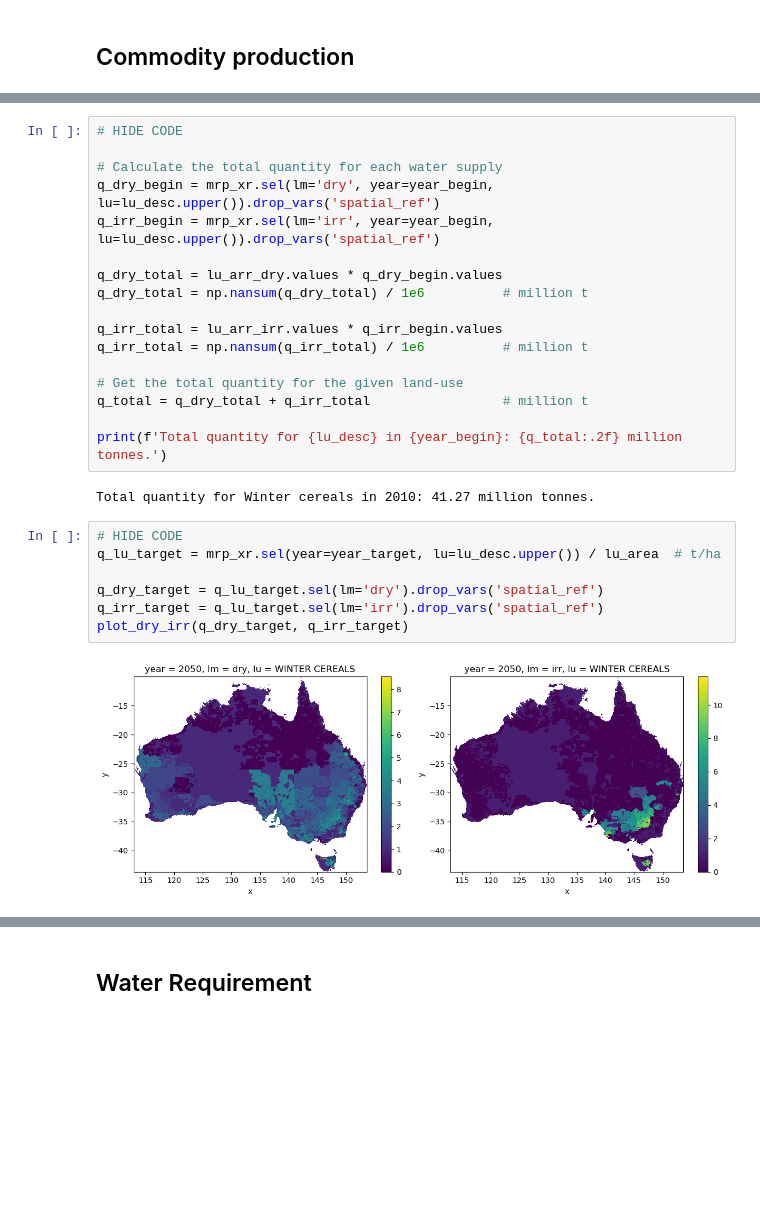
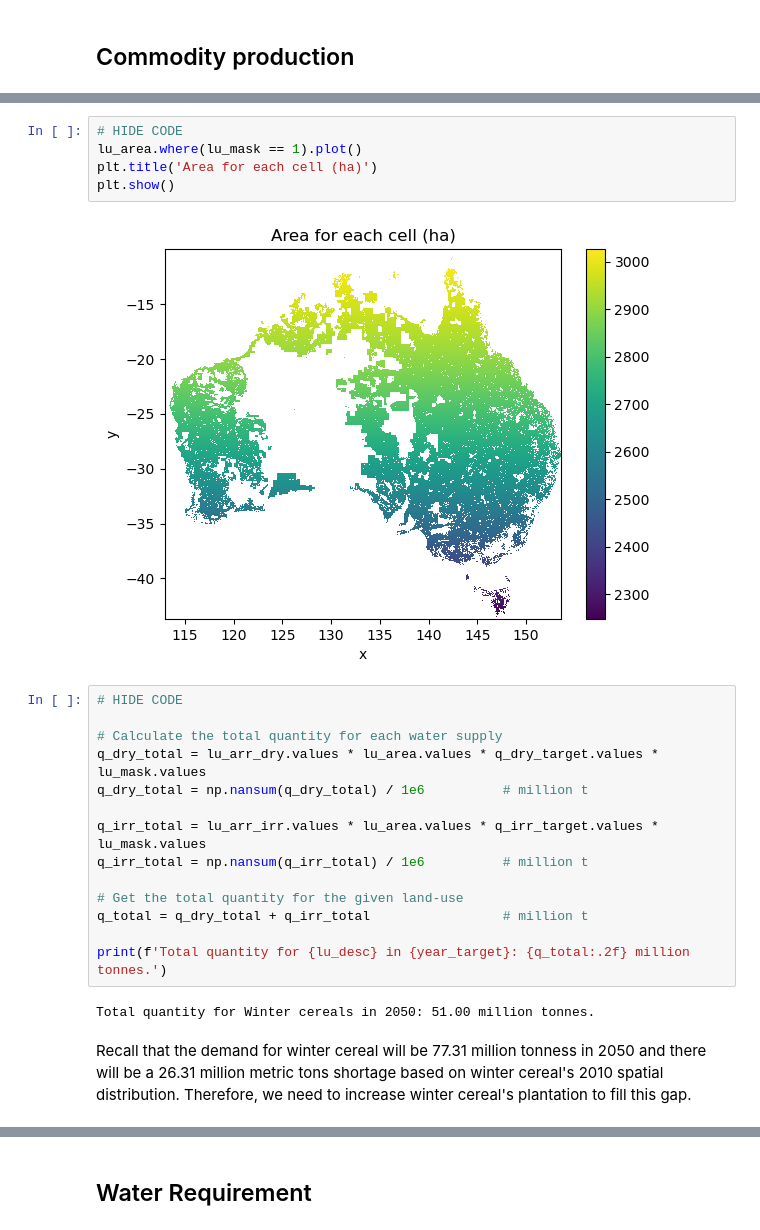
Before and after one commit to land-use-trade-offs/luto-2.0, a Jupyter notebook: luto/tools/Manual_jupyter_books/Chap_1_1_LUTO_overview.ipynb, the cells around one changed output, grey strips where cells are left out. Drawn from its saved outputs; the diff is of its cells as text; blank space fills up the shorter version.

```diff
--- a/luto/tools/Manual_jupyter_books/Chap_1_1_LUTO_overview.ipynb
+++ b/luto/tools/Manual_jupyter_books/Chap_1_1_LUTO_overview.ipynb
@@ -580,28 +644,25 @@ mrp_xr = xr.combine_by_coords(mrp_xr)                                       # t/
+# %%
+# HIDE CODE
+lu_area.where(lu_mask == 1).plot()
+plt.title('Area for each cell (ha)')
+plt.show()
+# %% [output]
+[figure, added]
 # %%
 # HIDE CODE
 
 # Calculate the total quantity for each water supply
-q_dry_begin = mrp_xr.sel(lm='dry', year=year_begin, lu=lu_desc.upper()).drop_vars('spatial_ref')
-q_irr_begin = mrp_xr.sel(lm='irr', year=year_begin, lu=lu_desc.upper()).drop_vars('spatial_ref')
-
-q_dry_total = lu_arr_dry.values * q_dry_begin.values
+q_dry_total = lu_arr_dry.values * lu_area.values * q_dry_target.values * lu_mask.values
 q_dry_total = np.nansum(q_dry_total) / 1e6          # million t
 
-q_irr_total = lu_arr_irr.values * q_irr_begin.values
+q_irr_total = lu_arr_irr.values * lu_area.values * q_irr_target.values * lu_mask.values
 q_irr_total = np.nansum(q_irr_total) / 1e6          # million t
 
 # Get the total quantity for the given land-use
 q_total = q_dry_total + q_irr_total                 # million t
 
-print(f'Total quantity for {lu_desc} in {year_begin}: {q_total:.2f} million tonnes.')
+print(f'Total quantity for {lu_desc} in {year_target}: {q_total:.2f} million tonnes.')
 # %% [output]
-Total quantity for Winter cereals in 2010: 41.27 million tonnes.
+Total quantity for Winter cereals in 2050: 51.00 million tonnes.
-# %%
-# HIDE CODE
-q_lu_target = mrp_xr.sel(year=year_target, lu=lu_desc.upper()) / lu_area  # t/ha
-
-q_dry_target = q_lu_target.sel(lm='dry').drop_vars('spatial_ref')
-q_irr_target = q_lu_target.sel(lm='irr').drop_vars('spatial_ref')
-plot_dry_irr(q_dry_target, q_irr_target)
-# %% [output]
-[figure, removed]
+# %% [markdown]
+Recall that the demand for winter cereal will be 77.31 million tonness in 2050 and there will be a 26.31 million metric tons shortage based on winter cereal's 2010 spatial distribution. Therefore, we need to increase winter cereal's plantation to fill this gap.
```
Also changed, not shown: parts of 40 cells of this notebook, 3 other files.
